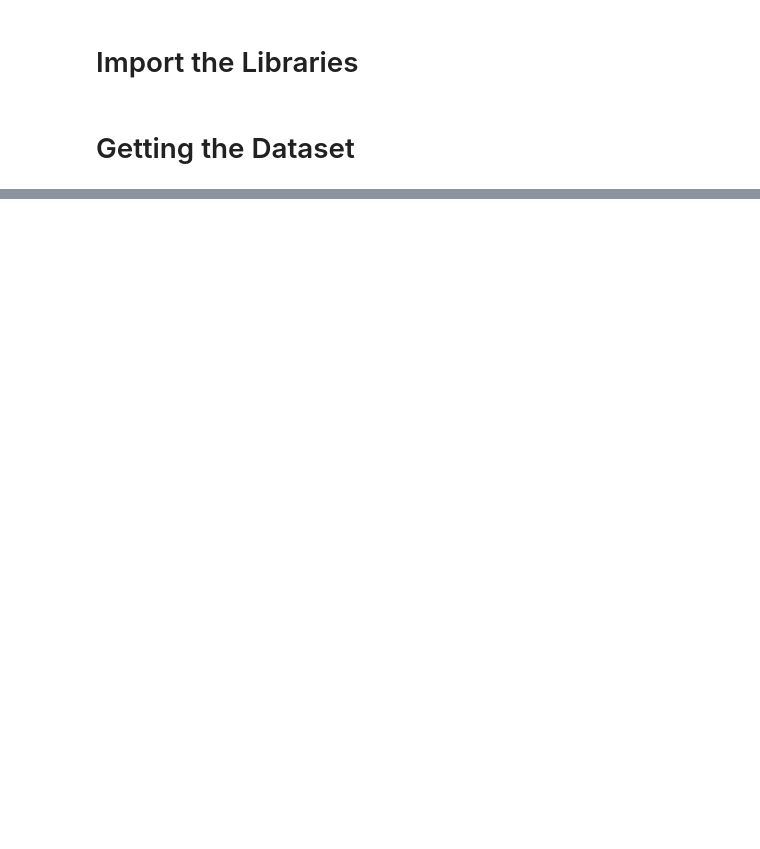
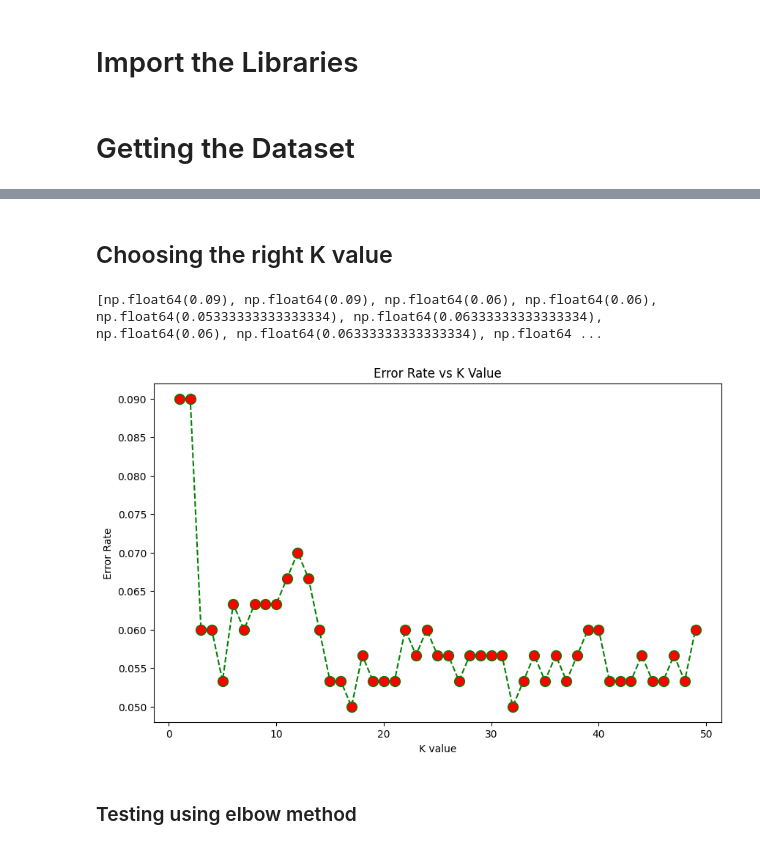
Before and after one commit to Harishshanmugamm/Learning-ML-Model, a Jupyter notebook: Supervised Learning/Classification Models/KNN/K Nearest Neighbor.ipynb, the cells around one changed output, grey strips where cells are left out. Saved outputs shown, nothing was run; the diff lists cells and outputs as text; code cells hidden in the pictures; blank space fills up the shorter version.

```diff
--- a/Supervised Learning/Classification Models/KNN/K Nearest Neighbor.ipynb
+++ b/Supervised Learning/Classification Models/KNN/K Nearest Neighbor.ipynb
@@ -12,0 +103,2 @@ df=pd.read_csv("")
+# %%
+X_train,x_test,Y_train,y_test=tts(dfscaled,df['TARGET CLASS'],test_size=0.3)
@@ -12,0 +125,4 @@ df=pd.read_csv("")
+# %%
+knn=knnc(n_neighbors=5)
+# %%
+knn.fit(X_train,Y_train)
@@ -12,0 +189,2 @@ df=pd.read_csv("")
+# %% [markdown]
+## Choosing the right K value
@@ -12,0 +195,24 @@ df=pd.read_csv("")
+# %%
+error_rate=[]
+for i in range(1,50):
+    i_knn=knnc(n_neighbors=i)
+    i_knn.fit(X_train,Y_train)
+    i_predict=i_knn.predict(x_test)
+    error_rate.append(np.mean(i_predict != y_test))
+# %%
+print(error_rate)
+# %% [output]
+[np.float64(0.09), np.float64(0.09), np.float64(0.06), np.float64(0.06), np.float64(0.05333333333333334), np.float64(0.06333333333333334), np.float64(0.06), np.float64(0.06333333333333334), np.float64 ...
+# %%
+plt.figure(figsize=(10,6))
+plt.plot(range(1,50),error_rate,color='green',
+         marker='o', linestyle='dashed',markerfacecolor='red',
+         markersize=10)
+plt.title("Error Rate vs K Value")
+plt.xlabel('K value')
+plt.ylabel('Error Rate')
+plt.show()
+# %% [output]
+[figure, added]
+# %% [markdown]
+### Testing using elbow method
```
Also changed, not shown: parts of 44 cells of this notebook, 1 other file.
